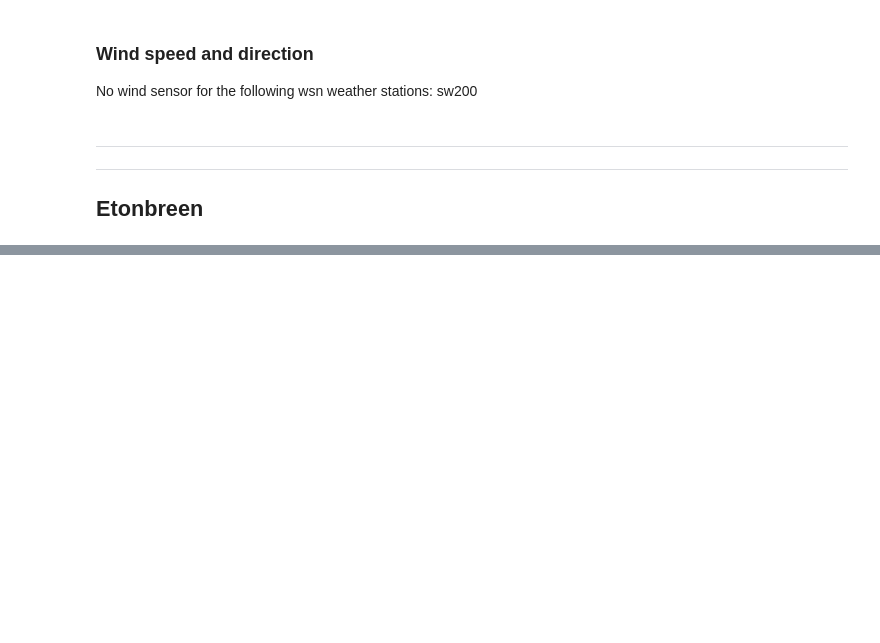
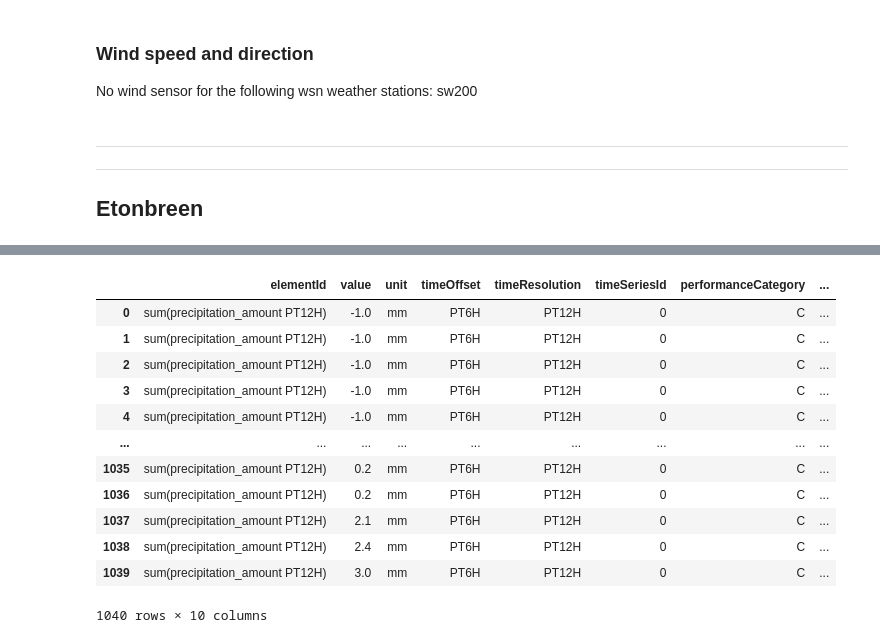
Before and after one commit to UiOHive/wsn_filters, a Jupyter notebook: plot_data_qc_netcdf.ipynb, the cells around one changed output, grey strips where cells are left out. Drawn from its saved outputs; the diff is of its cells as text; code cells hidden in the pictures; blank space fills up the shorter version.

```diff
--- a/plot_data_qc_netcdf.ipynb
+++ b/plot_data_qc_netcdf.ipynb
@@ -541,0 +598,19 @@ plt.show()
+# %%
+# Libraries needed (pandas is not standard and must be installed in Python)
+import requests
+import pandas as pd
+
+# Insert your own client ID here
+client_id = '95fb85a2-63af-4215-8bef-f8e8cb534d54'
+# %%
+# Define endpoint and parameters ##Check here https://frost.met.no/elementtable mean(wind_from_direction PT1H),mean(wind_speed PT1H)
+endpoint = 'https://frost.met.no/observations/v0.jsonld'
+parameters = {
+    'sources': 'SN99910',
+    'elements': 'sum(precipitation_amount PT12H)', #air_temperature,surface_snow_thickness,wind_from_direction,wind_speed 'mean(air_temperature PT1H),mean(surface_snow_thickness PT1H),sum(precipitation_amount PT1H)'
+    'referencetime': '2021-05-01/2022-10-01',
+}
+# Issue an HTTP GET request
+r = requests.get(endpoint, parameters, auth=(client_id,''))
+# Extract JSON data
+json = r.json()
@@ -541,0 +658,17 @@ plt.show()
+# %%
+df=pd.json_normalize(data,record_path ='observations',meta='referenceTime')
+df
+# %% [output]
+|  | elementId | value | unit | timeOffset | timeResolution | timeSeriesId | performanceCategory | ... |
+| 0 | sum(precipitation_amount PT12H) | -1.0 | mm | PT6H | PT12H | 0 | C | ... |
+| 1 | sum(precipitation_amount PT12H) | -1.0 | mm | PT6H | PT12H | 0 | C | ... |
+| 2 | sum(precipitation_amount PT12H) | -1.0 | mm | PT6H | PT12H | 0 | C | ... |
+| 3 | sum(precipitation_amount PT12H) | -1.0 | mm | PT6H | PT12H | 0 | C | ... |
+| 4 | sum(precipitation_amount PT12H) | -1.0 | mm | PT6H | PT12H | 0 | C | ... |
+| ... | ... | ... | ... | ... | ... | ... | ... | ... |
+| 1035 | sum(precipitation_amount PT12H) | 0.2 | mm | PT6H | PT12H | 0 | C | ... |
+| 1036 | sum(precipitation_amount PT12H) | 0.2 | mm | PT6H | PT12H | 0 | C | ... |
+| 1037 | sum(precipitation_amount PT12H) | 2.1 | mm | PT6H | PT12H | 0 | C | ... |
+| 1038 | sum(precipitation_amount PT12H) | 2.4 | mm | PT6H | PT12H | 0 | C | ... |
+| 1039 | sum(precipitation_amount PT12H) | 3.0 | mm | PT6H | PT12H | 0 | C | ... |
+1040 rows × 10 columns
```
Also changed, not shown: parts of 12 cells of this notebook, 3 other files.
